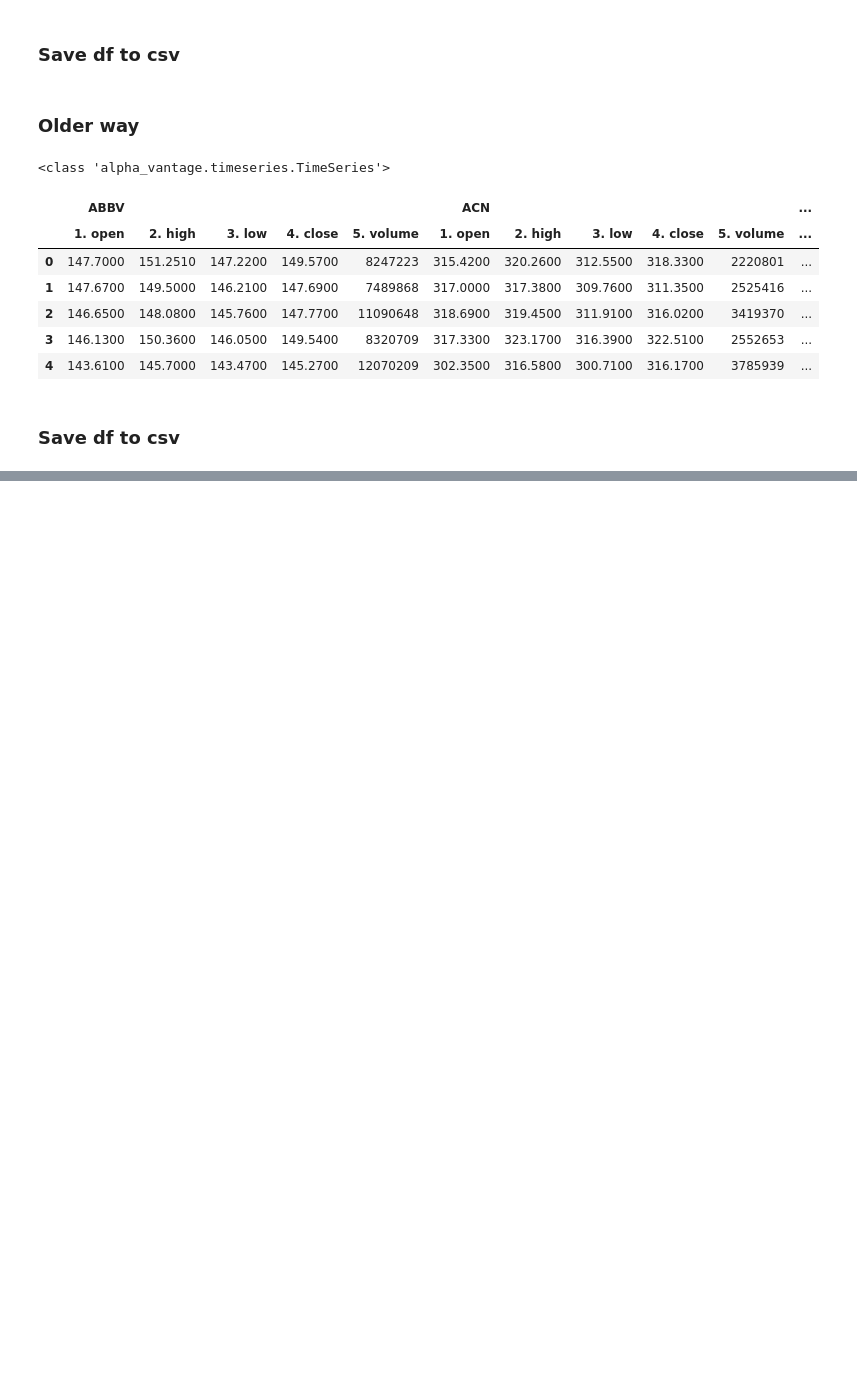
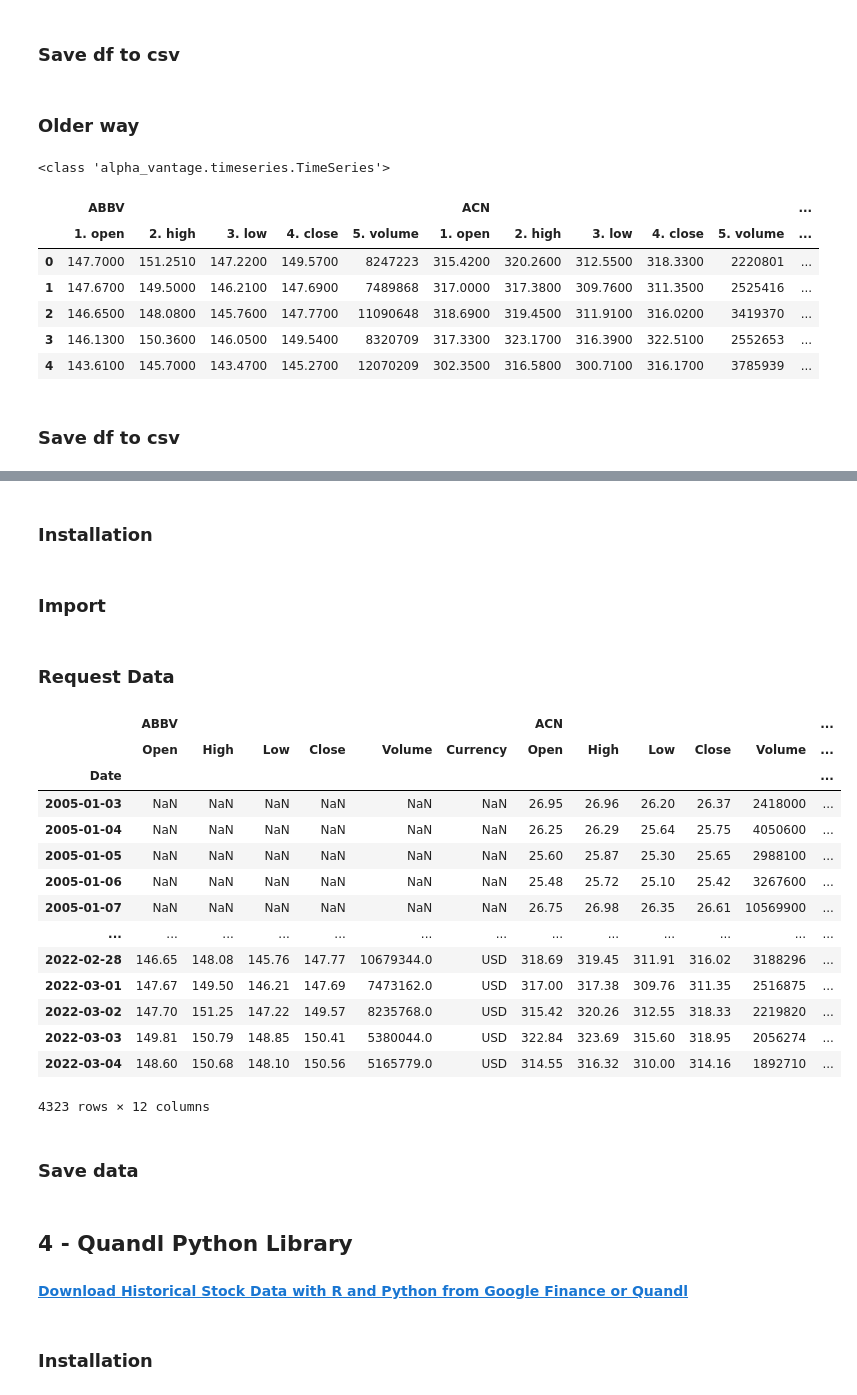
Before and after one commit to shrozolio/M6, a Jupyter notebook: Code/m6_download_history_DemoAlexa.ipynb, the cells around one changed output, grey strips where cells are left out. Cells and saved outputs as stored; diff of their text form; code cells hidden in the pictures; blank space fills up the shorter version.

```diff
--- a/Code/m6_download_history_DemoAlexa.ipynb
+++ b/Code/m6_download_history_DemoAlexa.ipynb
@@ -223,0 +235,2 @@ df.to_csv(save_fname, index=True)
+# %% [markdown]
+<h3>Installation</h3>
@@ -223,0 +239,2 @@ df.to_csv(save_fname, index=True)
+# %% [markdown]
+<h3>Import</h3>
@@ -223,0 +243,37 @@ df.to_csv(save_fname, index=True)
+# %% [markdown]
+<h3>Request Data</h3>
+# %%
+allTICKER_Investing = []
+
+for symbol in symbols:
+    try:
+        df = inv.get_stock_historical_data(stock=symbol,
+                                   country="United States",
+                                   from_date="01/01/2005",
+                                   to_date="05/03/2022")
+        allTICKER_Investing.append(df)
+        time.sleep(60)
+
+    except:
+        print("There is no such TICKERT" + symbol)
+
+final_data_Investing = pd.concat(allTICKER_Investing, keys = symbols, axis = 1)
+final_data_Investing
+# %% [output]
+|  | ABBV |  |  |  |  |  | ACN |  |  |  |  | ... |
+|  | Open | High | Low | Close | Volume | Currency | Open | High | Low | Close | Volume | ... |
+| Date |  |  |  |  |  |  |  |  |  |  |  | ... |
+| 2005-01-03 | NaN | NaN | NaN | NaN | NaN | NaN | 26.95 | 26.96 | 26.20 | 26.37 | 2418000 | ... |
+| 2005-01-04 | NaN | NaN | NaN | NaN | NaN | NaN | 26.25 | 26.29 | 25.64 | 25.75 | 4050600 | ... |
+| 2005-01-05 | NaN | NaN | NaN | NaN | NaN | NaN | 25.60 | 25.87 | 25.30 | 25.65 | 2988100 | ... |
+| 2005-01-06 | NaN | NaN | NaN | NaN | NaN | NaN | 25.48 | 25.72 | 25.10 | 25.42 | 3267600 | ... |
+| 2005-01-07 | NaN | NaN | NaN | NaN | NaN | NaN | 26.75 | 26.98 | 26.35 | 26.61 | 10569900 | ... |
+| ... | ... | ... | ... | ... | ... | ... | ... | ... | ... | ... | ... | ... |
+| 2022-02-28 | 146.65 | 148.08 | 145.76 | 147.77 | 10679344.0 | USD | 318.69 | 319.45 | 311.91 | 316.02 | 3188296 | ... |
+| 2022-03-01 | 147.67 | 149.50 | 146.21 | 147.69 | 7473162.0 | USD | 317.00 | 317.38 | 309.76 | 311.35 | 2516875 | ... |
+| 2022-03-02 | 147.70 | 151.25 | 147.22 | 149.57 | 8235768.0 | USD | 315.42 | 320.26 | 312.55 | 318.33 | 2219820 | ... |
+| 2022-03-03 | 149.81 | 150.79 | 148.85 | 150.41 | 5380044.0 | USD | 322.84 | 323.69 | 315.60 | 318.95 | 2056274 | ... |
+| 2022-03-04 | 148.60 | 150.68 | 148.10 | 150.56 | 5165779.0 | USD | 314.55 | 316.32 | 310.00 | 314.16 | 1892710 | ... |
+4323 rows × 12 columns
+# %% [markdown]
+<h3>Save data</h3>
@@ -223,0 +284,6 @@ df.to_csv(save_fname, index=True)
+# %% [markdown]
+<h2>4 - Quandl Python Library</h2>
+# %% [markdown]
+<a href = "https://chrisconlan.com/download-historical-stock-data-google-r-python/"><b>Download Historical Stock Data with R and Python from Google Finance or Quandl</b></a>
+# %% [markdown]
+<h3>Installation</h3>
```
Also changed, not shown: parts of 46 cells of this notebook.
